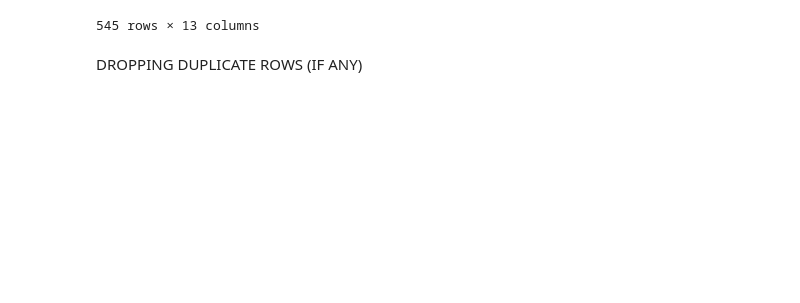
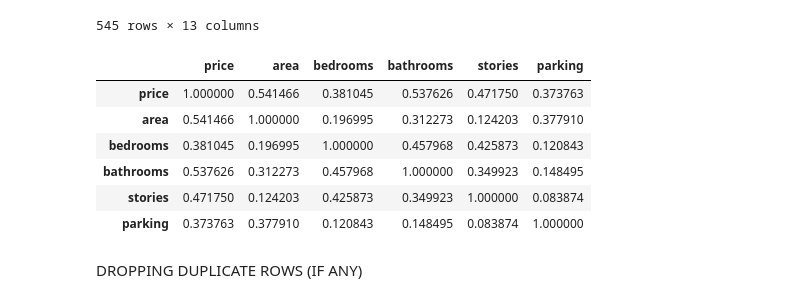
Before and after one commit to riddhima-7321/conatus-task, a Jupyter notebook: RIDDHIMA_DATACLEANING_TASK4.ipynb, the cells around one changed output. Cells and saved outputs as stored; diff of their text form; code cells hidden in the pictures; blank space fills up the shorter version.

Commit message:
adding correlation matrix

```diff
--- a/RIDDHIMA_DATACLEANING_TASK4.ipynb
+++ b/RIDDHIMA_DATACLEANING_TASK4.ipynb
@@ -22,6 +22,17 @@ data
 | 543 | 1750000 | NaN | NaN | 1.0 | 1.0 | no | no | no | no | ... |
 | 544 | 1750000 | 3850.0 | 3.0 | 1.0 | 2.0 | NaN | NaN | NaN | NaN | ... |
 545 rows × 13 columns
+# %%
+corr_matrix=data.corr()
+corr_matrix
+# %% [output]
+|  | price | area | bedrooms | bathrooms | stories | parking |
+| price | 1.000000 | 0.541466 | 0.381045 | 0.537626 | 0.471750 | 0.373763 |
+| area | 0.541466 | 1.000000 | 0.196995 | 0.312273 | 0.124203 | 0.377910 |
+| bedrooms | 0.381045 | 0.196995 | 1.000000 | 0.457968 | 0.425873 | 0.120843 |
+| bathrooms | 0.537626 | 0.312273 | 0.457968 | 1.000000 | 0.349923 | 0.148495 |
+| stories | 0.471750 | 0.124203 | 0.425873 | 0.349923 | 1.000000 | 0.083874 |
+| parking | 0.373763 | 0.377910 | 0.120843 | 0.148495 | 0.083874 | 1.000000 |
 # %% [markdown]
 DROPPING DUPLICATE ROWS (IF ANY)
 # %%
```
Also changed, not shown: parts of 1 cell of this notebook.
